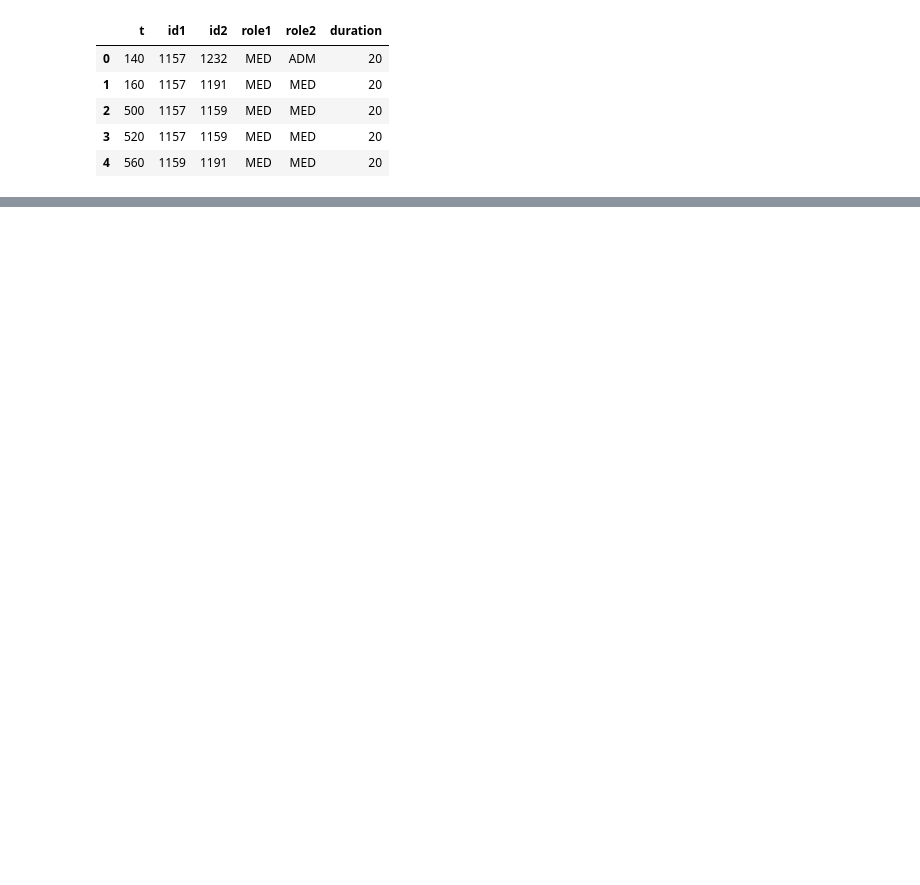
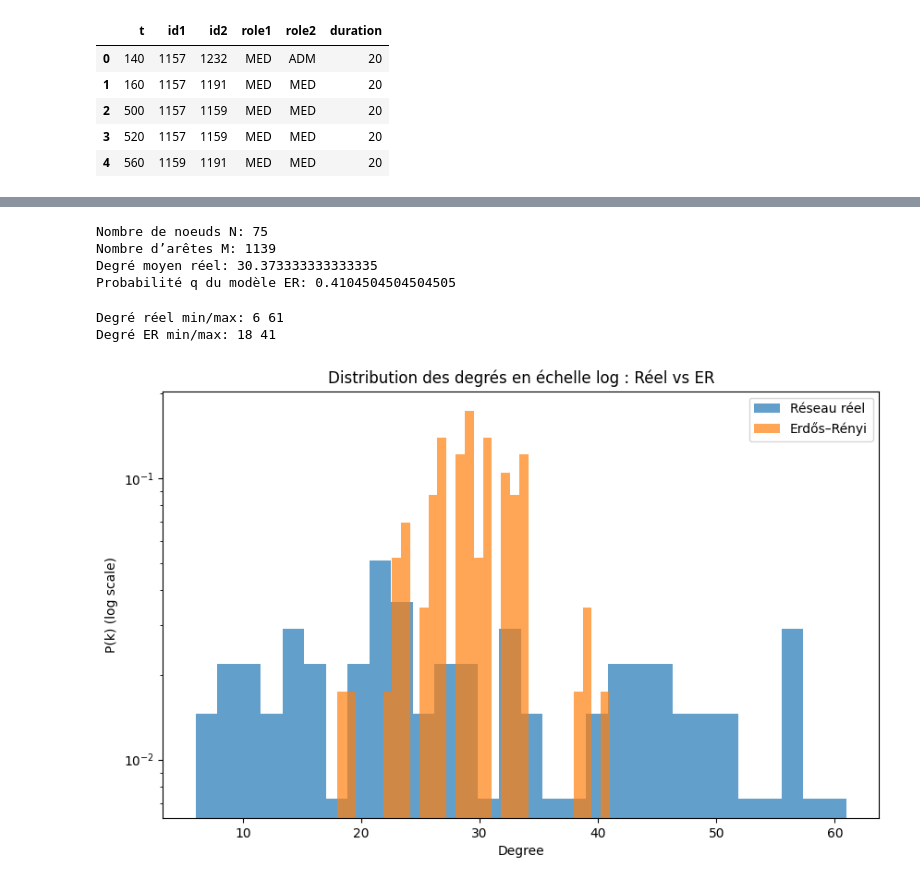
Before and after one commit to mariabkr/graphminig, a Jupyter notebook: notebooks/hopitaux.ipynb, the cells around one changed output, grey strips where cells are left out. Saved outputs shown, nothing was run; the diff lists cells and outputs as text; code cells hidden in the pictures; blank space fills up the shorter version.

```diff
--- a/notebooks/hopitaux.ipynb
+++ b/notebooks/hopitaux.ipynb
@@ -173,0 +207,54 @@ bridges
+# %%
+import networkx as nx
+import numpy as np
+import matplotlib.pyplot as plt
+
+# Paramètres du graphe réel
+N = G.number_of_nodes()
+M = G.number_of_edges()
+
+# degré moyen du réseau réel
+k_real = 2 * M / N
+
+# probabilité q pour G(N, q)
+q = k_real / (N - 1)
+
+print("Nombre de noeuds N:", N)
+print("Nombre d’arêtes M:", M)
+print("Degré moyen réel:", k_real)
+print("Probabilité q du modèle ER:", q)
+
+# Générer un graphe ER
+G_ER = nx.erdos_renyi_graph(N, q)
+# %% [output]
+Nombre de noeuds N: 75
+Nombre d’arêtes M: 1139
+Degré moyen réel: 30.373333333333335
+Probabilité q du modèle ER: 0.4104504504504505
+# %%
+# degrés réels
+degrees_real = [d for _, d in G.degree()]
+
+# degrés ER
+degrees_er = [d for _, d in G_ER.degree()]
+
+print("Degré réel min/max:", min(degrees_real), max(degrees_real))
+print("Degré ER min/max:", min(degrees_er), max(degrees_er))
+# %% [output]
+Degré réel min/max: 6 61
+Degré ER min/max: 18 41
+# %%
+plt.figure(figsize=(10, 6))
+
+# histogrammesnormalisé
+plt.hist(degrees_real, bins=30, density=True, alpha=0.7, label="Réseau réel")
+plt.hist(degrees_er, bins=30, density=True, alpha=0.7, label="Erdős–Rényi")
+
+plt.yscale("log")
+plt.xlabel("Degree")
+plt.ylabel("P(k) (log scale)")
+plt.legend()
+plt.title("Distribution des degrés en échelle log : Réel vs ER")
+plt.show()
+# %% [output]
+[figure, added]
```
Also changed, not shown: parts of 12 cells of this notebook.
